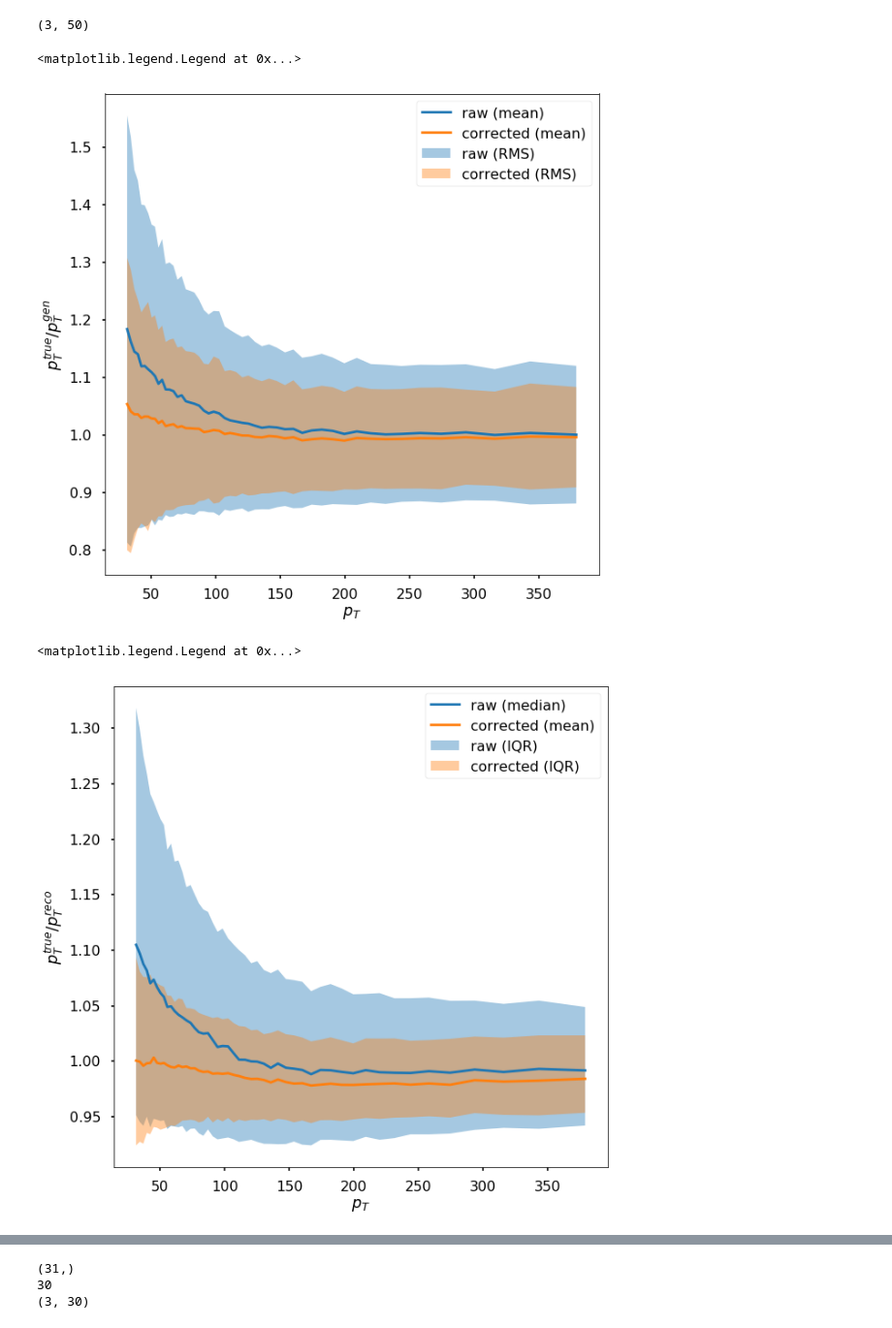
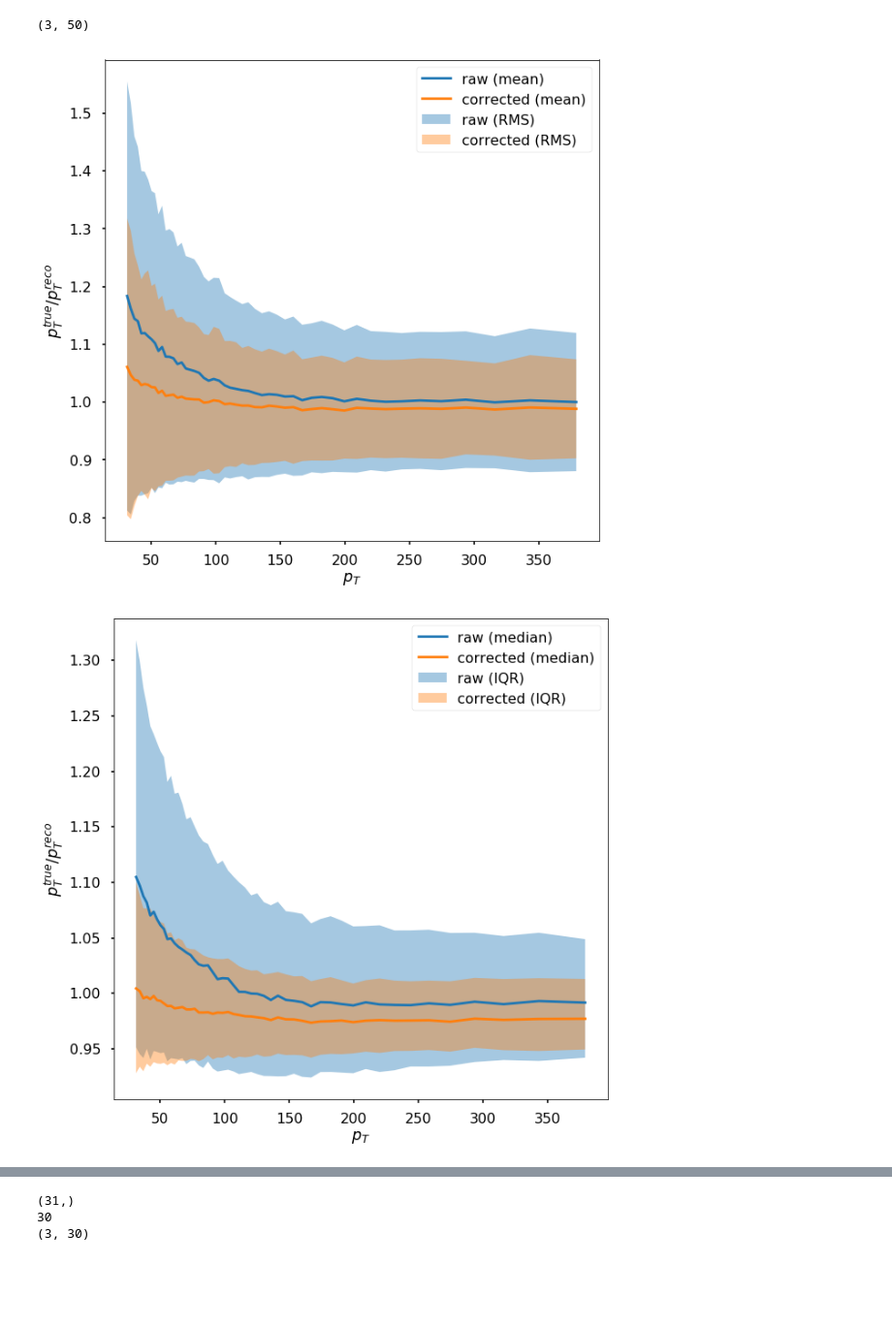
Before and after one commit to michelif/HHbbgg_ETH, a Jupyter notebook: bregression/notebooks/predict_ffwd.ipynb, the cells around one changed output, grey strips where cells are left out. Shown at 97% size. Cells and saved outputs as stored; diff of their text form; code cells hidden in the pictures; blank space fills up the shorter version.

```diff
--- a/bregression/notebooks/predict_ffwd.ipynb
+++ b/bregression/notebooks/predict_ffwd.ipynb
@@ -12,6 +12,6 @@ Using TensorFlow backend.
 ## Read test data and model
 # %%
 # load data
-base_dir = os.environ['SCRATCH'] + '/bregression'
+base_dir = '/scratch/snx3000/musella/bregression'
 
 data = io.read_data(base_dir+'/ttbar_unweighted_full80M_selected_test.hd5', columns = None )
@@ -18,6 +20,7 @@ data = io.read_data(base_dir+'/ttbar_unweighted_full80M_selected_test.hd5', colu
 # %%
 # list all model files in the training folder
-target = 'hybrid_cfg'
+#target = '/users/musella/jupyter/bregression/hybrid_cfg'
+target='/users/nchernya/HHbbgg_ETH/bregression/notebooks/HybdridLoss/'
 models = !ls -t $target/*.hdf5
 models
 # %% [output]
@@ -101,7 +109,7 @@ elif y_pred.shape[1] == 3: # assume that 3 outputs are mean + 2 quantile
     res = 0.5*(y_pred[:,2] - y_pred[:,1])
 # %%
 # normalize back to energy scale
-if config['normalize_target']:
+if config['options']['normalize_target']:
     corr *= config['y_std']
     corr += config['y_mean']
 
@@ -202,30 +212,30 @@ plt.fill_between(binc,y_corr_mean_pt-y_corr_std_pt,y_corr_mean_pt+y_corr_std_pt,
 
 # plt.plot(0.5*(bins[1:]+bins[:-1]),quantiles[:,0])
 plt.xlabel('$p_T$')
-plt.ylabel('$p_T^{true} / p_T^{gen}$')
+plt.ylabel('$p_T^{true} / p_T^{reco}$')
 plt.legend()
+plt.savefig('/users/nchernya//HHbbgg_ETH/bregression/plots/HybridLoss/Pasquale_corr_pt.pdf')
 # %% [output]
-<matplotlib.legend.Legend at 0x...>
-[figure, old version]
+[figure, new version]
 # %%
 plt.plot(binc,y_median_pt,label='raw (median)')
 plt.fill_between(binc,*y_iqr2_pt,alpha=0.4,label='raw (IQR)')
 
 #print(y_corr_median_pt)
-plt.plot(binc,y_corr_median_pt,label='corrected (mean)')
+plt.plot(binc,y_corr_median_pt,label='corrected (median)')
 plt.fill_between(binc,*y_corr_iqr2_pt,alpha=0.4,label='corrected (IQR)')
 
 #plt.plot(binc,y_corr_mean_pt)
 #plt.fill_between(binc,y_corr_mean_pt-y_corr_std_pt,y_corr_mean_pt+y_corr_std_pt,alpha=0.4)
 
 # plt.plot(0.5*(bins[1:]+bins[:-1]),quantiles[:,0])
 
 plt.xlabel('$p_T$')
 plt.ylabel('$p_T^{true} / p_T^{reco}$')
 plt.legend()
+plt.savefig('/users/nchernya//HHbbgg_ETH/bregression/plots/HybridLoss/Pasquale_corr_pt_median.pdf')
 # %% [output]
-<matplotlib.legend.Legend at 0x...>
-[figure, old version]
+[figure, new version]
 # %%
 plt.plot(binc,1. - y_corr_std_pt / y_std_pt * y_mean_pt / y_corr_mean_pt, label='RMS / mean')
 plt.plot(binc,1. - (y_corr_iqr2_pt[1]-y_corr_iqr2_pt[0]) / (y_iqr2_pt[1]-y_iqr2_pt[0]) * y_median_pt / y_corr_median_pt, label='IQR / median')
```
Also changed, not shown: parts of 16 cells of this notebook, 2 other files.
